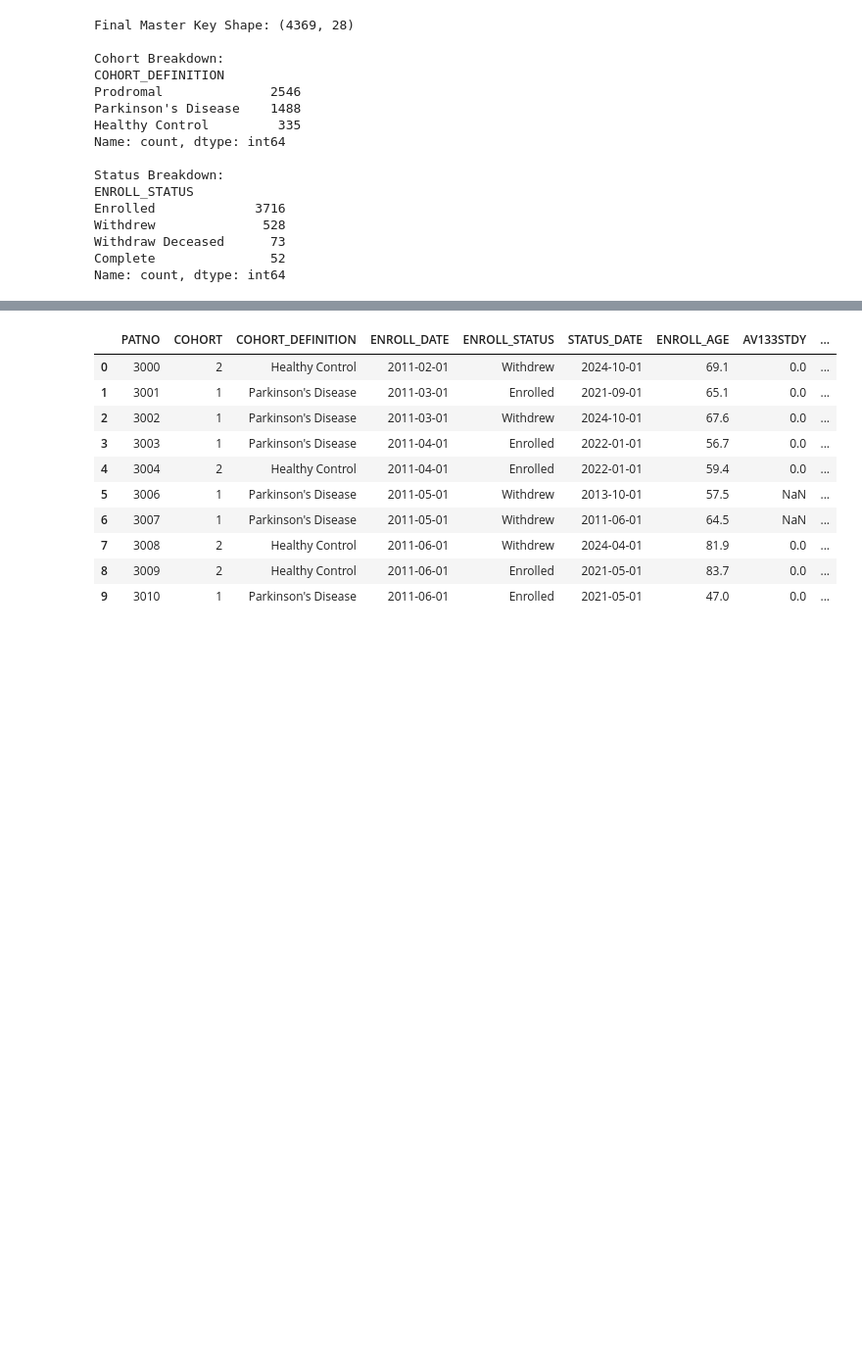
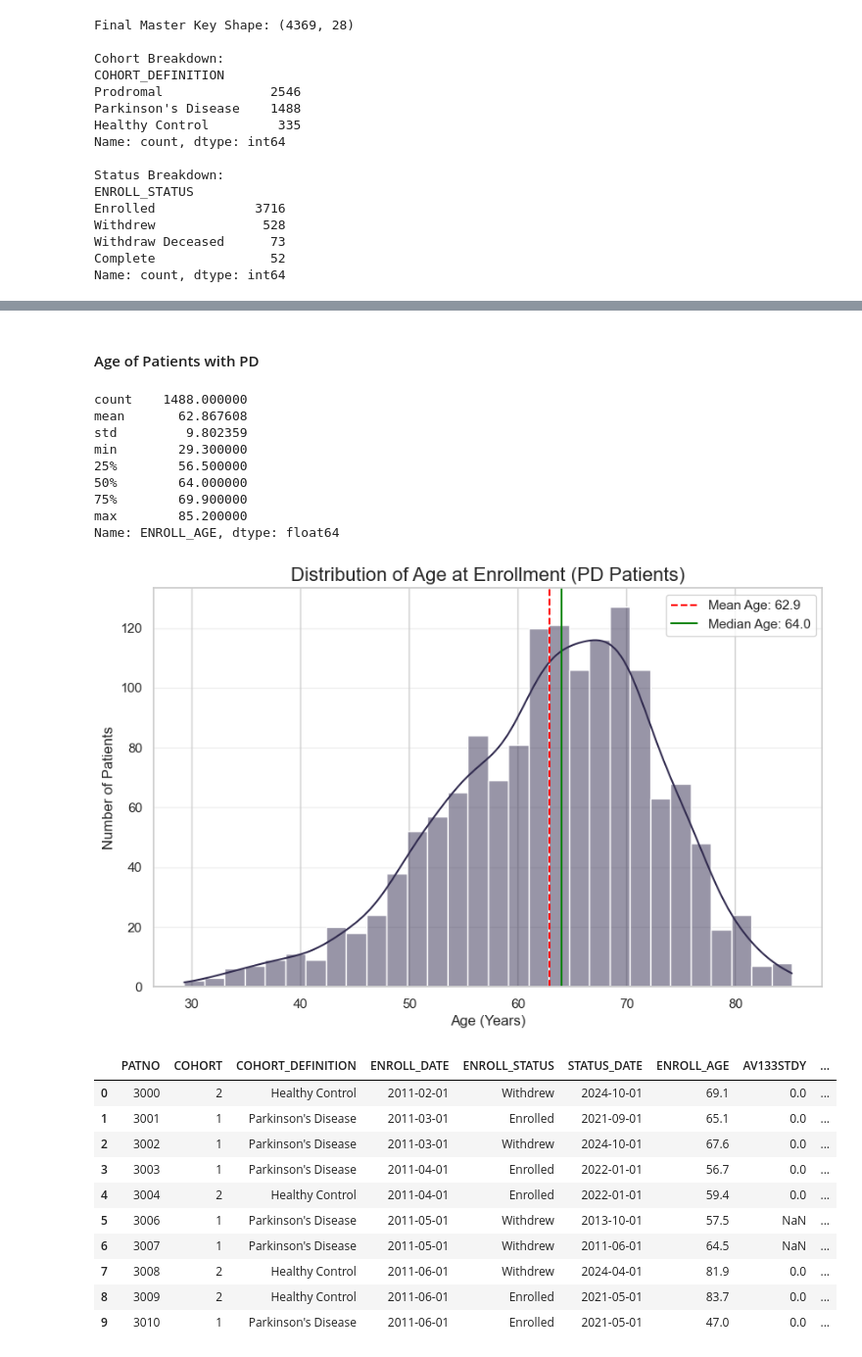
Before and after one commit to vutuongvy101/multimodal-pd-progression, a Jupyter notebook: Experiment/preprocessing/sri_hri_model 2.ipynb, the cells around one changed output, grey strips where cells are left out. Shown at 98% size. Saved outputs shown, nothing was run; the diff lists cells and outputs as text; code cells hidden in the pictures; blank space fills up the shorter version.

```diff
--- a/Experiment/preprocessing/sri_hri_model 2.ipynb
+++ b/Experiment/preprocessing/sri_hri_model 2.ipynb
@@ -272,3 +344,45 @@ Name: count, dtype: int64
+# %% [markdown]
+#### Age of Patients with PD
+# %%
+# Filter for Parkinson's Disease patients
+pd_patients = master_df[master_df['COHORT_DEFINITION'] == "Parkinson's Disease"]
+
+# Set up the figure
+plt.figure(figsize=(10, 6))
+
+# Plot the distribution of Enrollment Age
+sns.histplot(pd_patients['ENROLL_AGE'], bins=30, kde=True, color="#322c50")
+
+# Add mean and median lines
+mean_age = pd_patients['ENROLL_AGE'].mean()
+median_age = pd_patients['ENROLL_AGE'].median()
+
+plt.axvline(mean_age, color='red', linestyle='--', label=f'Mean Age: {mean_age:.1f}')
+plt.axvline(median_age, color='green', linestyle='-', label=f'Median Age: {median_age:.1f}')
+
+# Labels and Title
+plt.title("Distribution of Age at Enrollment (PD Patients)", fontsize=16)
+plt.xlabel("Age (Years)", fontsize=12)
+plt.ylabel("Number of Patients", fontsize=12)
+plt.legend()
+plt.grid(axis='y', alpha=0.3)
+
+# Save the plot
+plt.savefig('pd_age_distribution.png')
+
+# Display basic stats
+print(pd_patients['ENROLL_AGE'].describe())
+# %% [output]
+count    1488.000000
+mean       62.867608
+std         9.802359
+min        29.300000
+25%        56.500000
+50%        64.000000
+75%        69.900000
+max        85.200000
+Name: ENROLL_AGE, dtype: float64
+[figure, added]
 # %%
 master_df.head(10)
 # %% [output]
```
Also changed, not shown: parts of 8 cells of this notebook.
